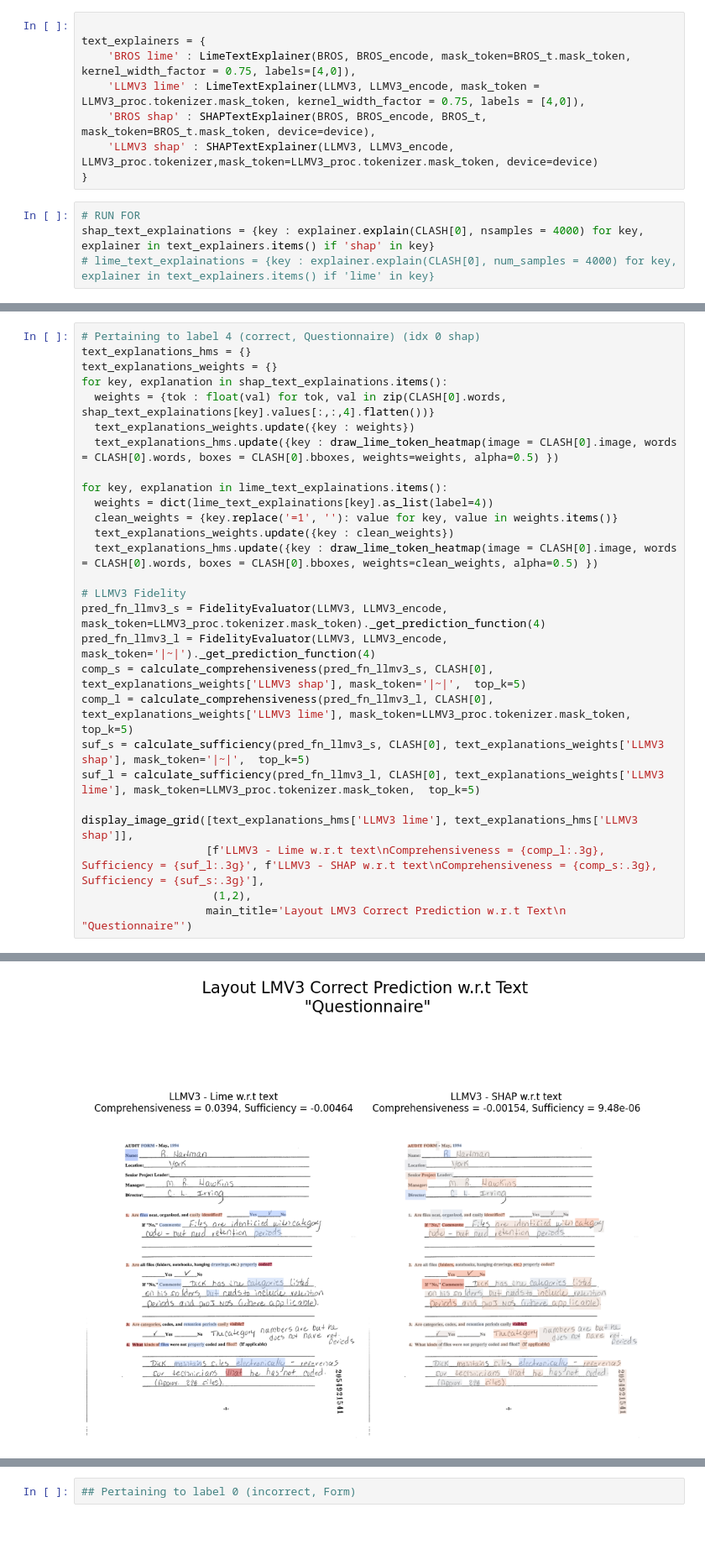
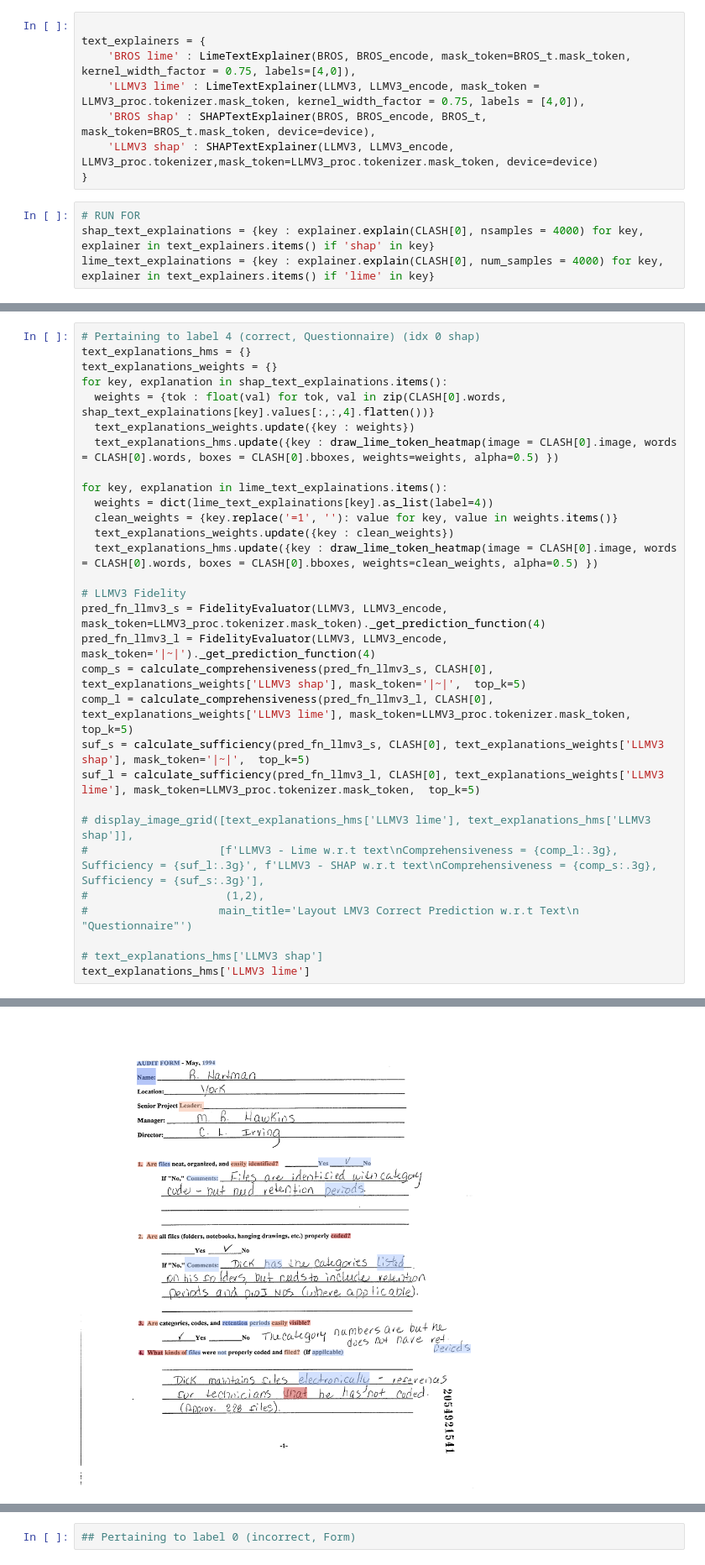
Before and after one commit to adamserag1/Interpretability-for-VRDU-models, a Jupyter notebook: experiments/THESES-DocClas-Local-LLMV3.ipynb, the cells around one changed output, grey strips where cells are left out. Shown at 84% size. Drawn from its saved outputs; the diff is of its cells as text; blank space fills up the shorter version.

```diff
--- a/experiments/THESES-DocClas-Local-LLMV3.ipynb
+++ b/experiments/THESES-DocClas-Local-LLMV3.ipynb
@@ -232,4 +274,4 @@ text_explainers = {
 # %%
 # RUN FOR
 shap_text_explainations = {key : explainer.explain(CLASH[0], nsamples = 4000) for key, explainer in text_explainers.items() if 'shap' in key}
-# lime_text_explainations = {key : explainer.explain(CLASH[0], num_samples = 4000) for key, explainer in text_explainers.items() if 'lime' in key}
+lime_text_explainations = {key : explainer.explain(CLASH[0], num_samples = 4000) for key, explainer in text_explainers.items() if 'lime' in key}
@@ -256,9 +334,12 @@ comp_l = calculate_comprehensiveness(pred_fn_llmv3_l, CLASH[0], text_explanation
 suf_s = calculate_sufficiency(pred_fn_llmv3_s, CLASH[0], text_explanations_weights['LLMV3 shap'], mask_token='|~|',  top_k=5)
 suf_l = calculate_sufficiency(pred_fn_llmv3_l, CLASH[0], text_explanations_weights['LLMV3 lime'], mask_token=LLMV3_proc.tokenizer.mask_token,  top_k=5)
 
-display_image_grid([text_explanations_hms['LLMV3 lime'], text_explanations_hms['LLMV3 shap']],
-                   [f'LLMV3 - Lime w.r.t text\nComprehensiveness = {comp_l:.3g}, Sufficiency = {suf_l:.3g}', f'LLMV3 - SHAP w.r.t text\nComprehensiveness = {comp_s:.3g}, Sufficiency = {suf_s:.3g}'],
-                    (1,2),
-                   main_title='Layout LMV3 Correct Prediction w.r.t Text\n "Questionnaire"')
+# display_image_grid([text_explanations_hms['LLMV3 lime'], text_explanations_hms['LLMV3 shap']],
+#                    [f'LLMV3 - Lime w.r.t text\nComprehensiveness = {comp_l:.3g}, Sufficiency = {suf_l:.3g}', f'LLMV3 - SHAP w.r.t text\nComprehensiveness = {comp_s:.3g}, Sufficiency = {suf_s:.3g}'],
+#                     (1,2),
+#                    main_title='Layout LMV3 Correct Prediction w.r.t Text\n "Questionnaire"')
+
+# text_explanations_hms['LLMV3 shap']
+text_explanations_hms['LLMV3 lime']
 # %% [output]
 Removed top 5 words
@@ -270,6 +351,6 @@ Kept top 5 text tokens
 Kept top 5 text tokens
 [SUF] original probability: 0.9907686114311218, perturbed_probability: 0.9954131245613098
-[figure, old version]
+[figure, new version]
 # %%
 text_explanations_hms = {}
 text_explanations_weights = {}
```
Also changed, not shown: parts of 27 cells of this notebook.
